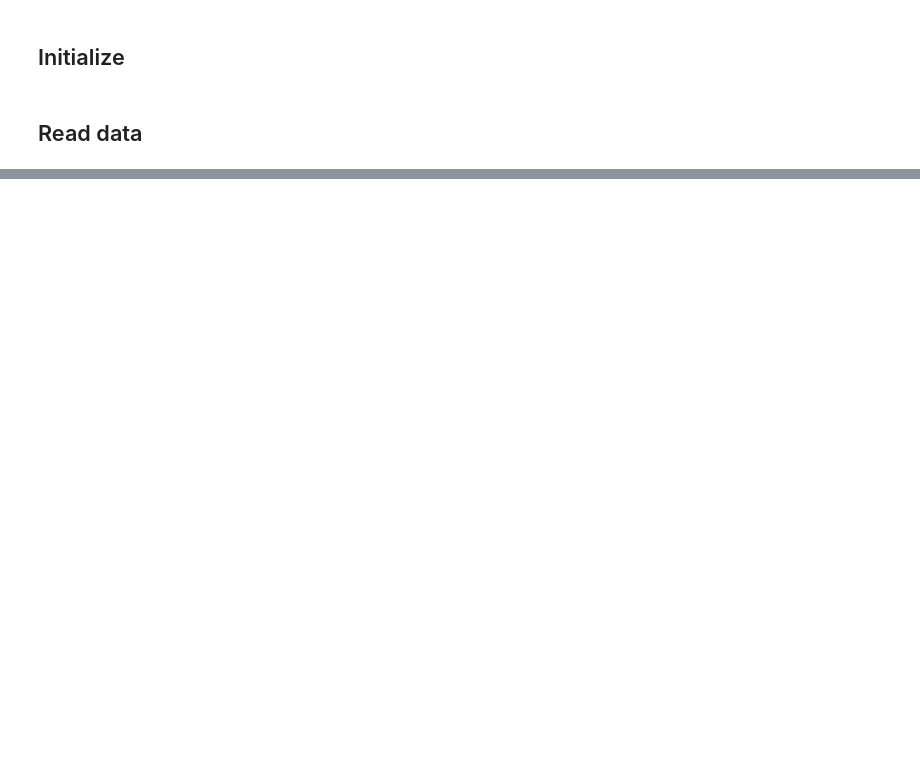
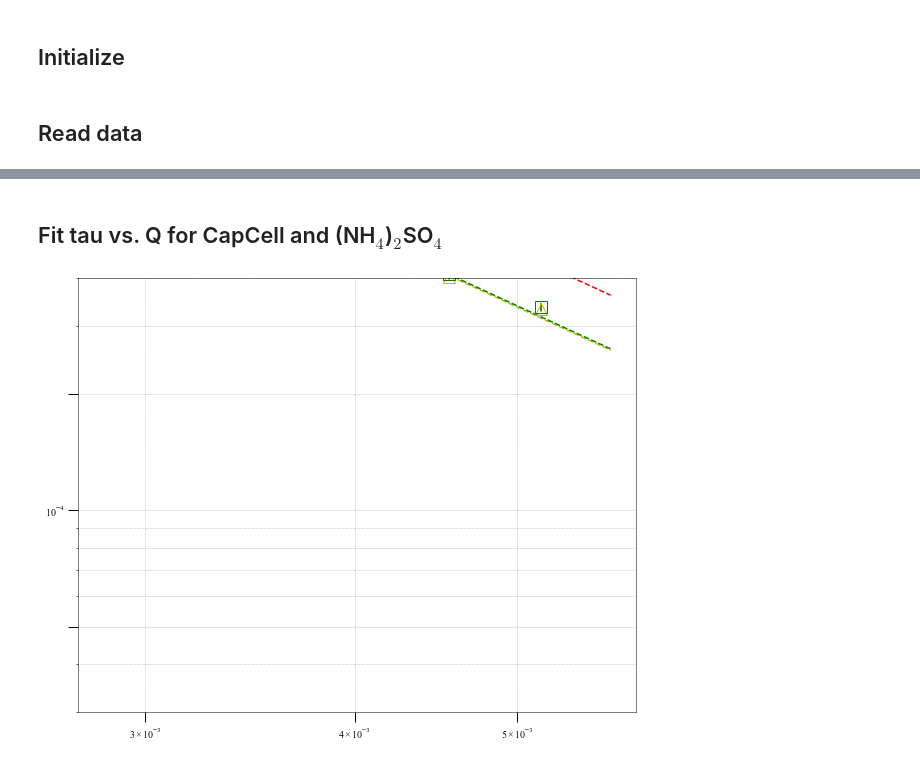
Before and after one commit to Dozgulbas/aps_robot_programs, a Jupyter notebook: Data_Analysis/figure_scripts/Plot_g2_tauQ.ipynb, the cells around one changed output, grey strips where cells are left out. Saved outputs shown, nothing was run; the diff lists cells and outputs as text; code cells hidden in the pictures; blank space fills up the shorter version.

```diff
--- a/Data_Analysis/figure_scripts/Plot_g2_tauQ.ipynb
+++ b/Data_Analysis/figure_scripts/Plot_g2_tauQ.ipynb
@@ -20,6 +21,12 @@ from xpcs_viewer import XpcsFile as xf
 # %% [markdown]
 ## Read data
 # %%
+fn_path = "../Data/"
+noisy_droplet = "E0098_D100_Pendant_022C_att01_Rq0_00001_0001-100000.hdf"
+dropleta = "AvgF084_Pendant_WithCase_Cen_att00_Lq0_Rq0_00001_0001-100000.hdf"
+CapCellb = "AvgD129_D100_samy3_Cell_att00_Lq0_Rq0_00001_0001-100000.hdf"
+capillaryc = "AvgF091_D100_Capillary_Post_att00_Lq0_Rq0_00001_0001-100000.hdf"
 
-fn_path = '../Reduced_Data/'
-Water = xf('J058_Water_XPCS_Trim.hdf', cwd = fn_path)
+droplet = xf(dropleta, cwd = fn_path)
+CapCell = xf(CapCellb, cwd = fn_path)
+capillary = xf(capillaryc, cwd = fn_path)
@@ -174,0 +399,42 @@ print(Water.t_el[:-1])
+# %% [markdown]
+## Fit tau vs. Q for CapCell and (NH$_4$)$_2$SO$_4$
+# %%
+
+
+a= CapCell.fit_g2(q_range=[0, 0.0092],t_range=[1e-8, 1e1], bounds=[LB_list_g2, UB_list_g2],
+    fit_flag=[False, True, False, True])
+a= CapCell.fit_tauq(q_range=[0.003, 0.0055], bounds=[LB_list_tauQ, UB_list_tauQ], fit_flag=[True, False])
+tauq_fit_val_CapCell = _["tauq_fit_val"]
+tauq_fit_line_CapCell = _["tauq_fit_line"]
+tauq_q_CapCell = _["tauq_q"]
+tauq_tau_CapCell = _["tauq_tau"]
+tauq_tau_err_CapCell = _["tauq_tau_err"]
+
+a= capillary.fit_g2(q_range=[0, 0.0092],t_range=[1e-8, 1e1], bounds=[LB_list_g2, UB_list_g2],
+    fit_flag=[False, True, False, True])
+a= capillary.fit_tauq(q_range=[0.003, 0.0055], bounds=[LB_list_tauQ, UB_list_tauQ], fit_flag=[True, False])
+tauq_fit_val_capillary = _["tauq_fit_val"]
+tauq_fit_line_capillary = _["tauq_fit_line"]
+tauq_q_capillary = _["tauq_q"]
+tauq_tau_capillary = _["tauq_tau"]
+tauq_tau_err_capillary = _["tauq_tau_err"]
+
+
+fig, ax = plt.subplots(1, 1, figsize=(10, 8))
+plt.grid(color='k', linestyle=':', linewidth=0.5, alpha=0.5, which='both')
+ax.tick_params('both', length=10, width=1, which='major')
+ax.tick_params('x', length=5, width=0.5, which='minor')
+ax.set_xscale('log')
+ax.set_yscale('log')
+ax.errorbar(,tauq_tau_droplet,tauq_tau_err_droplet,fmt='ro',markersize=12, markerfacecolor='none')
+ax.errorbar(tauq_q_CapCell,tauq_tau_CapCell,tauq_tau_err_CapCell,fmt='y^',markersize=12, markerfacecolor='none')
+ax.errorbar(tauq_q_capillary,tauq_tau_capillary,tauq_tau_err_capillary,fmt='gs',markersize=12, markerfacecolor='none')
+ax.plot(tauq_fit_line_droplet["fit_x"],tauq_fit_line_droplet["fit_y"],'r--')
+ax.plot(tauq_fit_line_CapCell["fit_x"],tauq_fit_line_CapCell["fit_y"],'y--')
+ax.plot(tauq_fit_line_capillary["fit_x"],tauq_fit_line_capillary["fit_y"],'g--')
+ax.set_xticks([3e-3, 4e-3, 5e-3])
+ax.set_yticks([5e-5, 1e-4, 2e-4])
+ax.set_ylim(3e-5, 4e-4)
+plt.savefig('TauQ_all_sample.pdf')
+# %% [output]
+[figure, added]
```
Also changed, not shown: parts of 12 cells of this notebook, 28 other files.
